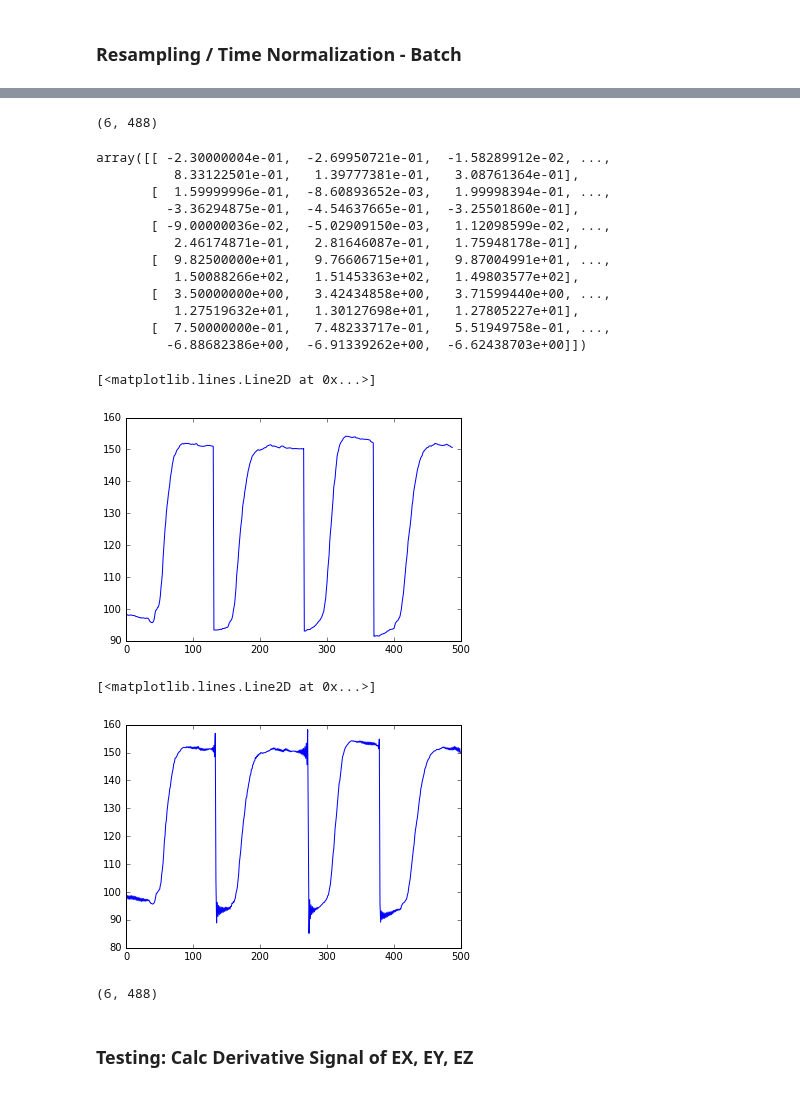
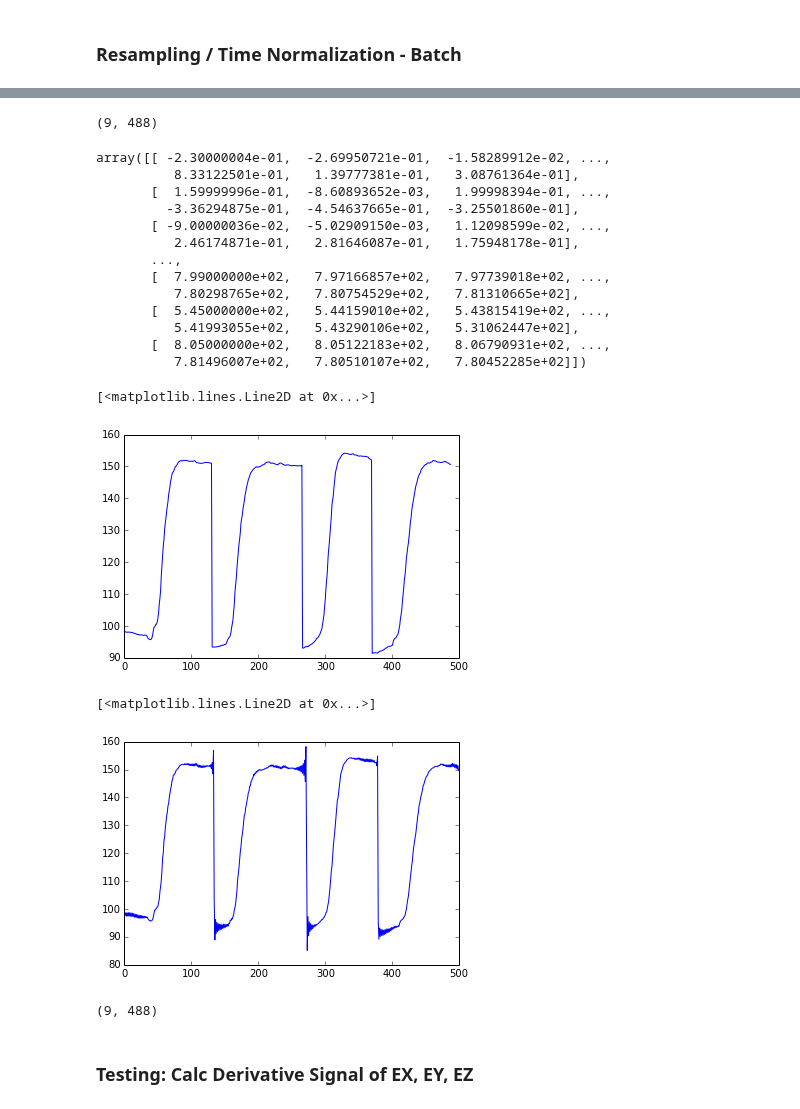
Before and after one commit to Make-O-Matic/MOM-Engine, a Jupyter notebook: data_preprocess.ipynb, the cells around one changed output, grey strips where cells are left out. Saved outputs shown, nothing was run; the diff lists cells and outputs as text; code cells hidden in the pictures.

```diff
--- a/data_preprocess.ipynb
+++ b/data_preprocess.ipynb
@@ -795,6 +801,9 @@ group_df.mean().head(100)  # mean is not meaningful here as aggregation - just t
 # EXPERIMENTING... NOT FINAL YET
 # B) GET PARCOURS - AVOIDS CUTS IN THE DATA - SEE ABOVE
 # group data nicely, subdivided by Subject, Experiment, Parcours, Mutation, Gesture
-group_by = ('Subject','Experiment','Parcours')
-group_df = data.groupby(group_by)
-group_df.mean().head(100)  # mean is not meaningful here as aggregation - just to print the structure of the data
+
+experimenting = False
+if experimenting:
+    group_by = ('Subject','Experiment','Parcours')
+    group_df = data.groupby(group_by)
+    group_df.mean().head(100)  # mean is not meaningful here as aggregation - just to print the structure of the data
@@ -821,7 +810,7 @@ group_df.mean().head(100)  # mean is not meaningful here as aggregation - just t
 # %%
 # which gestures are in each parcours:
-
-for name_tuple, group_data in group_df:
-    print name_tuple, ":", group_data['Gesture'].unique().tolist()
-    if name_tuple == ('Alfred', 8, 231): # gestures:  [15, 16, 3, 4]
-        test_group_data = group_data
+if experimenting:
+    for name_tuple, group_data in group_df:
+        print name_tuple, ":", group_data['Gesture'].unique().tolist()
+        if name_tuple == ('Alfred', 8, 231): # gestures:  [15, 16, 3, 4]
+            test_group_data = group_data
@@ -1118,7 +1074,7 @@ in_data
 # %%
 in_data.shape
 # %% [output]
-(6, 488)
+(9, 488)
 # %%
 signal_resampled = resample(in_data, num=samples, axis=1)
 signal_resampled
@@ -1129,20 +1085,21 @@ array([[ -2.30000004e-01,  -2.69950721e-01,  -1.58289912e-02, ...,
          -3.36294875e-01,  -4.54637665e-01,  -3.25501860e-01],
        [ -9.00000036e-02,  -5.02909150e-03,   1.12098599e-02, ...,
           2.46174871e-01,   2.81646087e-01,   1.75948178e-01],
-       [  9.82500000e+01,   9.76606715e+01,   9.87004991e+01, ...,
-          1.50088266e+02,   1.51453363e+02,   1.49803577e+02],
-       [  3.50000000e+00,   3.42434858e+00,   3.71599440e+00, ...,
-          1.27519632e+01,   1.30127698e+01,   1.27805227e+01],
-       [  7.50000000e-01,   7.48233717e-01,   5.51949758e-01, ...,
-         -6.88682386e+00,  -6.91339262e+00,  -6.62438703e+00]])
+       ...,
+       [  7.99000000e+02,   7.97166857e+02,   7.97739018e+02, ...,
+          7.80298765e+02,   7.80754529e+02,   7.81310665e+02],
+       [  5.45000000e+02,   5.44159010e+02,   5.43815419e+02, ...,
+          5.41993055e+02,   5.43290106e+02,   5.31062447e+02],
+       [  8.05000000e+02,   8.05122183e+02,   8.06790931e+02, ...,
+          7.81496007e+02,   7.80510107e+02,   7.80452285e+02]])
 # %%
 # before
 v = 'EX'
-y = in_data.ix[v]
+y = in_data.loc[v]
 plt.plot(range(len(y)), y)
 # %% [output]
 [<matplotlib.lines.Line2D at 0x...>]
-[figure, old version]
+[figure, new version]
 # %%
 # after
 i = in_data.index.get_loc(v)
@@ -1150,14 +1107,14 @@ y = signal_resampled[i,:]
 plt.plot(range(len(y)), y)
 # %% [output]
 [<matplotlib.lines.Line2D at 0x...>]
-[figure, old version]
+[figure, new version]
 # %%
 # TODO optionally scale signal between 0 and 1 or
 # TODO Standardize values of signale (0-mean/unit-var)
 # %%
 in_data.shape
 # %% [output]
-(6, 488)
+(9, 488)
 # %% [markdown]
 ### Testing: Calc Derivative Signal of EX, EY, EZ
 # %%
```
Also changed, not shown: parts of 25 cells of this notebook.
